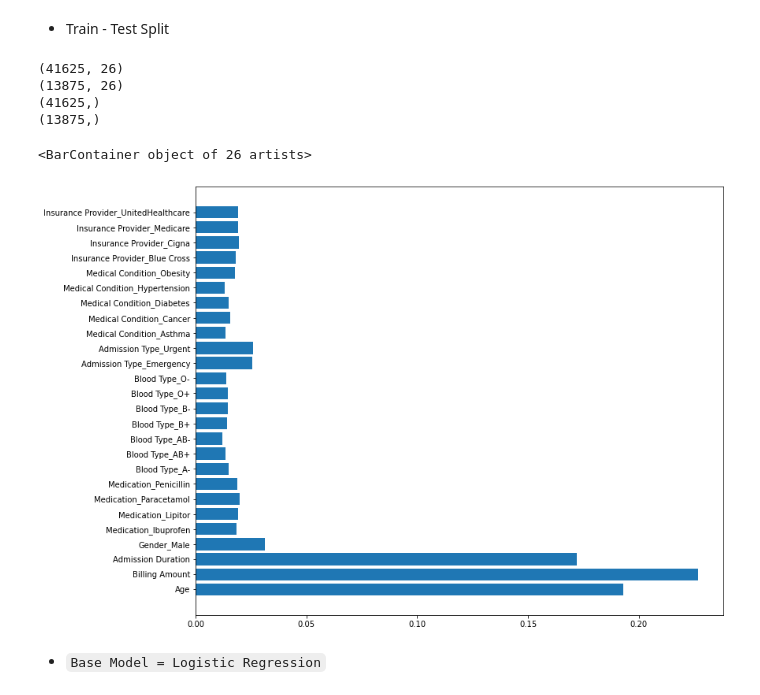
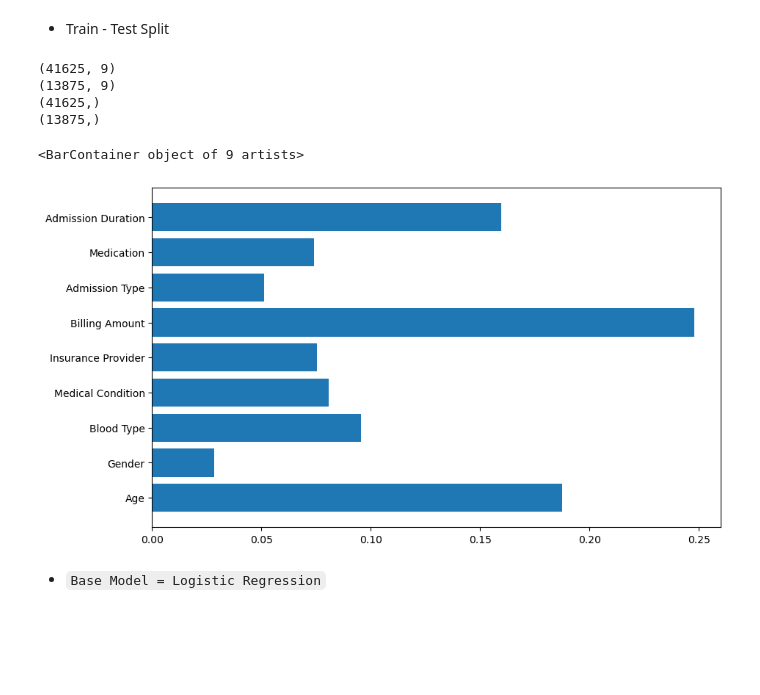
Before and after one commit to MrEktirir/Analysis-of-Healthcare, a Jupyter notebook: Notebooks/main.ipynb, the cells around one changed output. Saved outputs shown, nothing was run; the diff lists cells and outputs as text; code cells hidden in the pictures; blank space fills up the shorter version.

```diff
--- a/Notebooks/main.ipynb
+++ b/Notebooks/main.ipynb
@@ -410,19 +417,29 @@ dataset.drop(['Name', 'Doctor', 'Date of Admission', 'Discharge Date', 'Hospital
+# %%
+from sklearn.preprocessing import LabelEncoder
+label_encoder = LabelEncoder()
+dataset['Gender'] = label_encoder.fit_transform(dataset['Gender'])
+dataset['Blood Type'] = label_encoder.fit_transform(dataset['Blood Type'])
+dataset['Medical Condition'] = label_encoder.fit_transform(dataset['Medical Condition'])
+dataset['Insurance Provider'] = label_encoder.fit_transform(dataset['Insurance Provider'])
+dataset['Admission Type'] = label_encoder.fit_transform(dataset['Admission Type'])
+dataset['Medication'] = label_encoder.fit_transform(dataset['Medication'])
+dataset['Test Results'] = label_encoder.fit_transform(dataset['Test Results'])
 # %%
 #dataset['Gender'] = dataset['Gender'].map({'Male': 1, 'Female': 0})
-dataset['Test Results'] = dataset['Test Results'].map({'Normal': 0, 'Abnormal': 1, 'Inconclusive': 2})
+#dataset['Test Results'] = dataset['Test Results'].map({'Normal': 0, 'Abnormal': 1, 'Inconclusive': 2})
 # %%
-dataset = pd.get_dummies(
-    dataset,
-    columns=[
-        'Gender',
-        'Medication',
-        'Blood Type',
-        'Admission Type',
-        'Medical Condition',
-        'Insurance Provider'
-    ],
-    drop_first=True
-)
+# dataset = pd.get_dummies(
+    # dataset,
+    # columns=[
+        # 'Gender',
+        # 'Medication',
+        # 'Blood Type',
+        # 'Admission Type',
+        # 'Medical Condition',
+        # 'Insurance Provider'
+    # ],
+    # drop_first=True
+# )
 # %% [markdown]
 ## Feature Scaling
 # %%
@@ -477,23 +473,23 @@ print(X_test.shape)
 print(y_train.shape)
 print(y_test.shape)
 # %% [output]
-(41625, 26)
-(13875, 26)
+(41625, 9)
+(13875, 9)
 (41625,)
 (13875,)
 # %%
 from sklearn.ensemble import RandomForestClassifier
 
 model = RandomForestClassifier(random_state=42)
 model.fit(X_train, y_train)
 
 # Önem derecesini görselleştirin
 feature_importances = model.feature_importances_
-plt.figure(figsize=(12, 10))
+plt.figure(figsize=(10, 6))
 plt.barh(X.columns, feature_importances)
 # %% [output]
-<BarContainer object of 26 artists>
+<BarContainer object of 9 artists>
-[figure, old version]
+[figure, new version]
 # %% [markdown]
 * `Base Model = Logistic Regression`
 # %%
```
Also changed, not shown: parts of 17 cells of this notebook.
